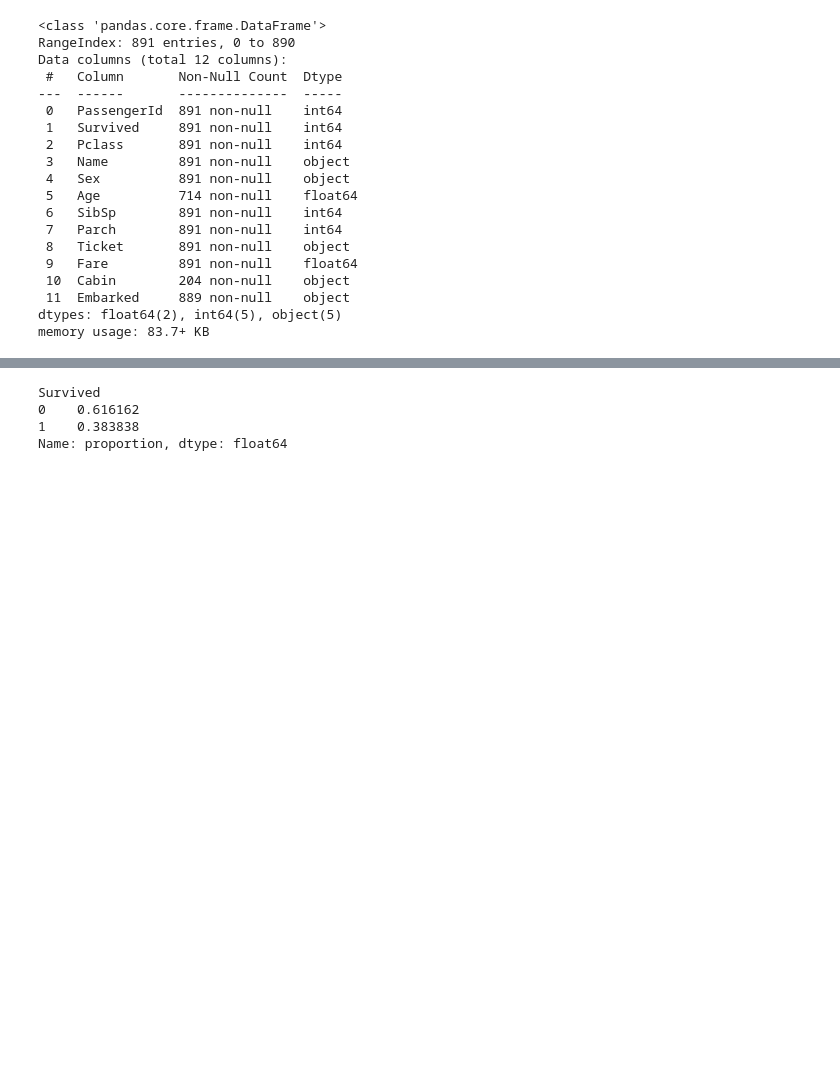
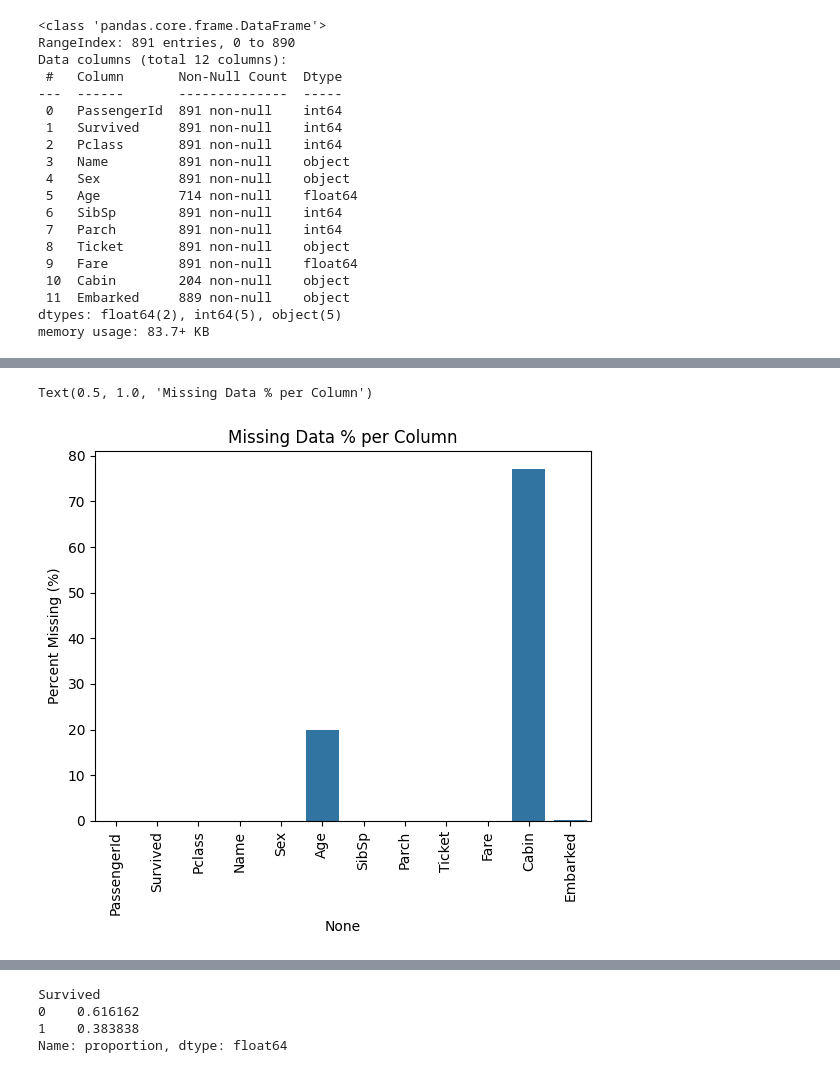
Before and after one commit to allend2092/kaggle-titanic, a Jupyter notebook: notebooks/daryls_kaggle_titanic.ipynb, the cells around one changed output, grey strips where cells are left out. Drawn from its saved outputs; the diff is of its cells as text; code cells hidden in the pictures; blank space fills up the shorter version.

```diff
--- a/notebooks/daryls_kaggle_titanic.ipynb
+++ b/notebooks/daryls_kaggle_titanic.ipynb
@@ -38,0 +67,13 @@ memory usage: 83.7+ KB
+# %%
+import matplotlib.pyplot as plt
+null_pct = train.isnull().mean()*100
+null_pct
+
+plt.figure()
+sns.barplot(x=null_pct.index, y=null_pct)
+plt.xticks(rotation=90)
+plt.ylabel("Percent Missing (%)")
+plt.title("Missing Data % per Column")
+# %% [output]
+Text(0.5, 1.0, 'Missing Data % per Column')
+[figure, added]
```
Also changed, not shown: parts of 31 cells of this notebook.
